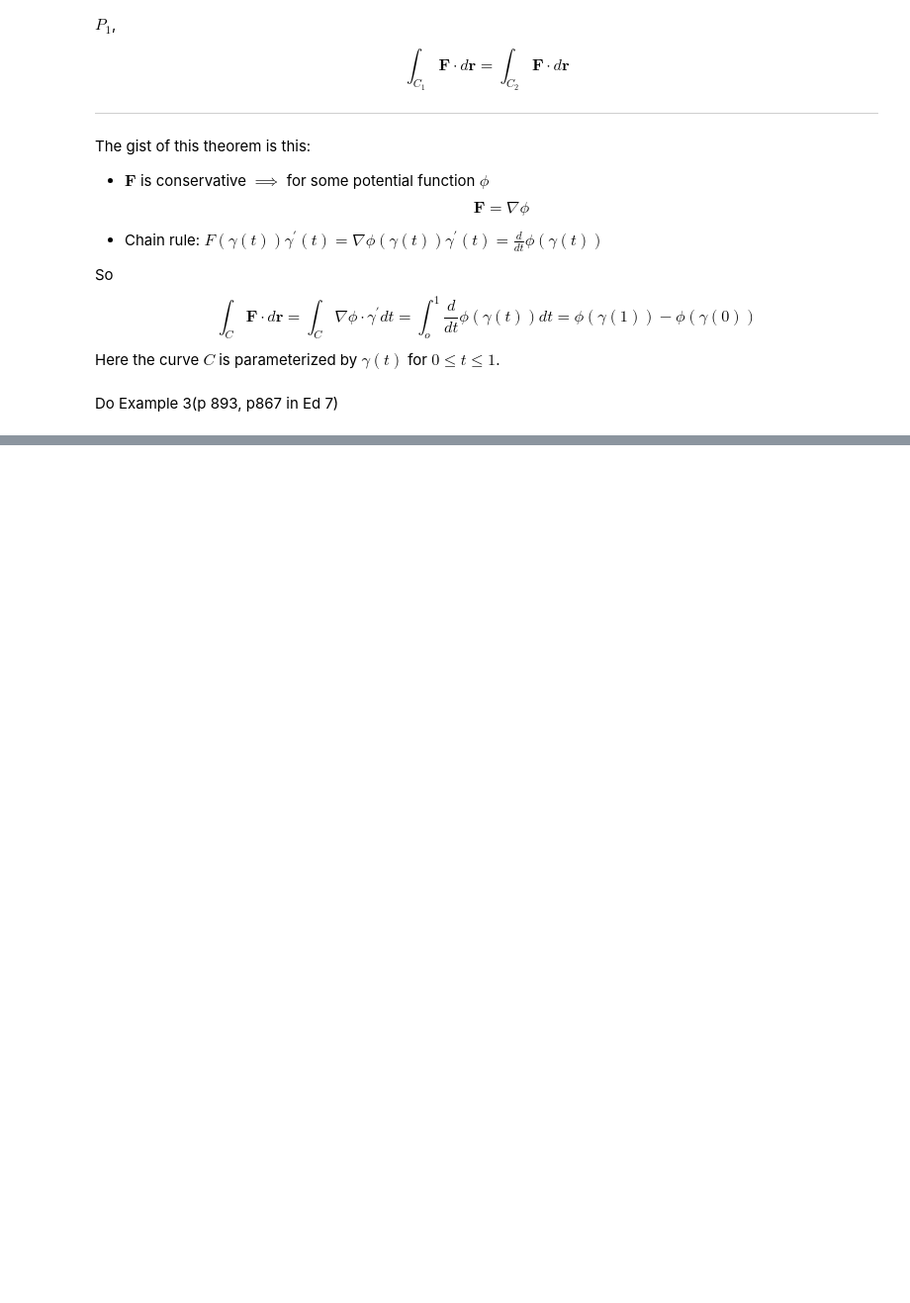
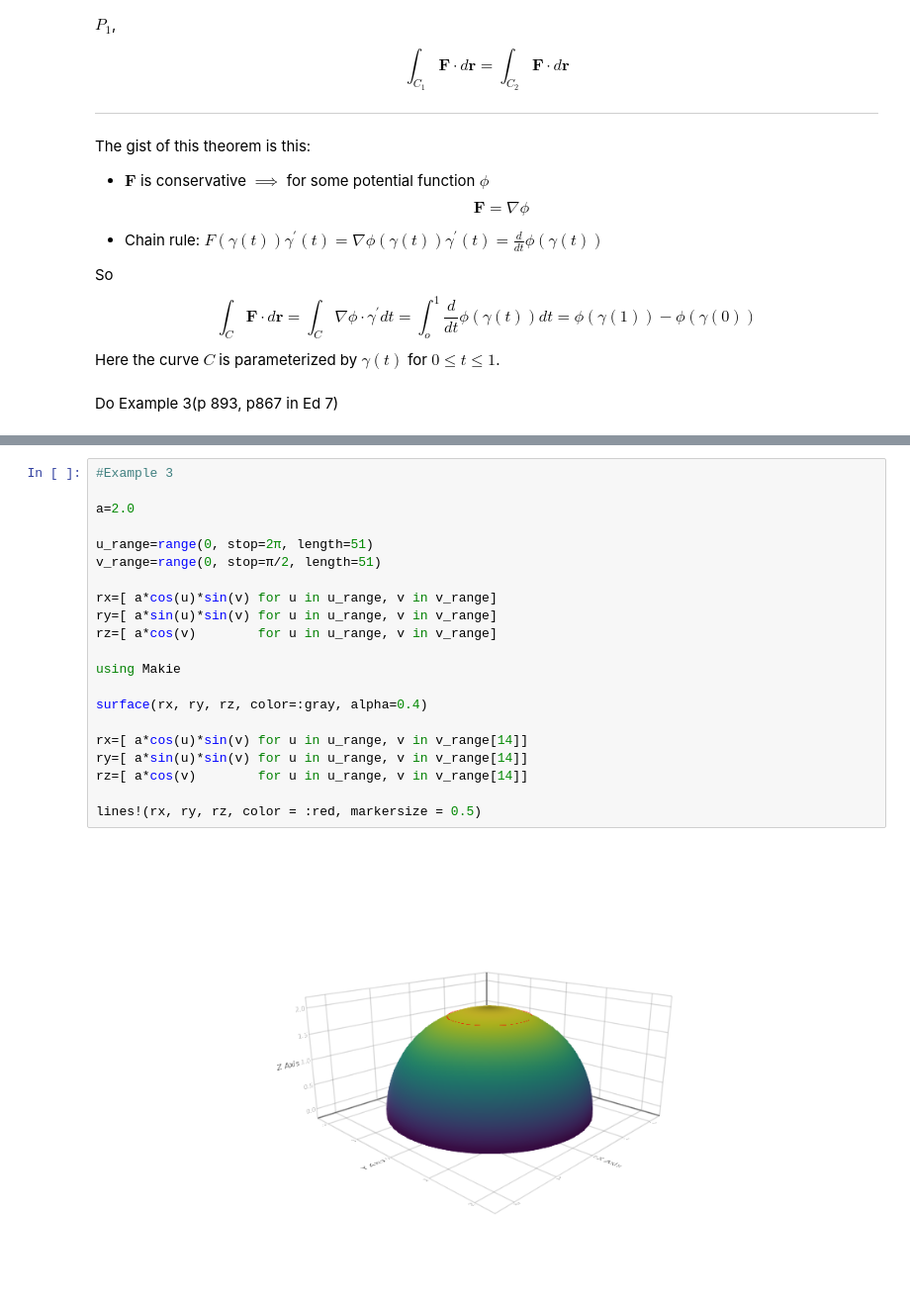
Before and after one commit to mosri/SF1626-2018, a Jupyter notebook: SF1626_Chap15_highlight.ipynb, the cells around one changed output, grey strips where cells are left out. Shown at 99% size. Drawn from its saved outputs; the diff is of its cells as text; blank space fills up the shorter version.

```diff
--- a/SF1626_Chap15_highlight.ipynb
+++ b/SF1626_Chap15_highlight.ipynb
@@ -312,0 +345,23 @@ Do Example 3(p 893,  p867 in Ed 7)
+# %%
+#Example 3
+
+a=2.0
+
+u_range=range(0, stop=2π, length=51)
+v_range=range(0, stop=π/2, length=51)
+
+rx=[ a*cos(u)*sin(v) for u in u_range, v in v_range]
+ry=[ a*sin(u)*sin(v) for u in u_range, v in v_range]
+rz=[ a*cos(v)        for u in u_range, v in v_range]
+
+using Makie
+
+surface(rx, ry, rz, color=:gray, alpha=0.4)
+
+rx=[ a*cos(u)*sin(v) for u in u_range, v in v_range[14]]
+ry=[ a*sin(u)*sin(v) for u in u_range, v in v_range[14]]
+rz=[ a*cos(v)        for u in u_range, v in v_range[14]]
+
+lines!(rx, ry, rz, color = :red, markersize = 0.5)
+# %% [output]
+[figure, added]
```
Also changed, not shown: parts of 9 cells of this notebook, 1 other file.
